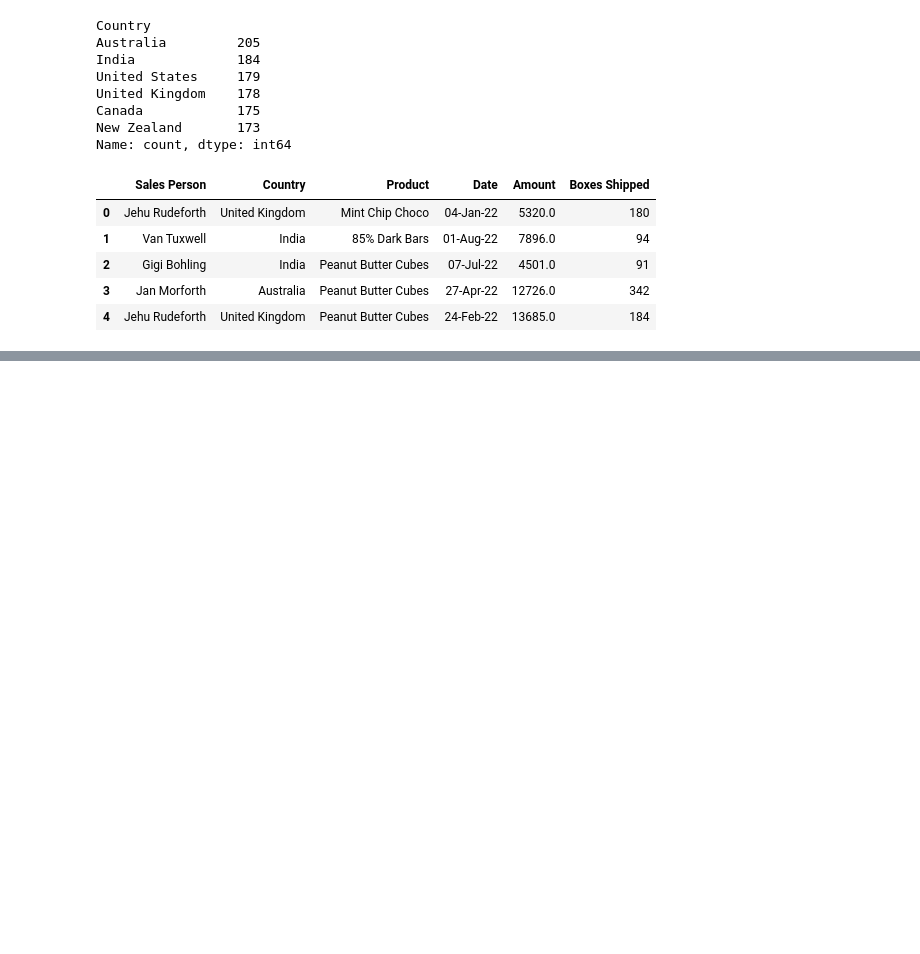
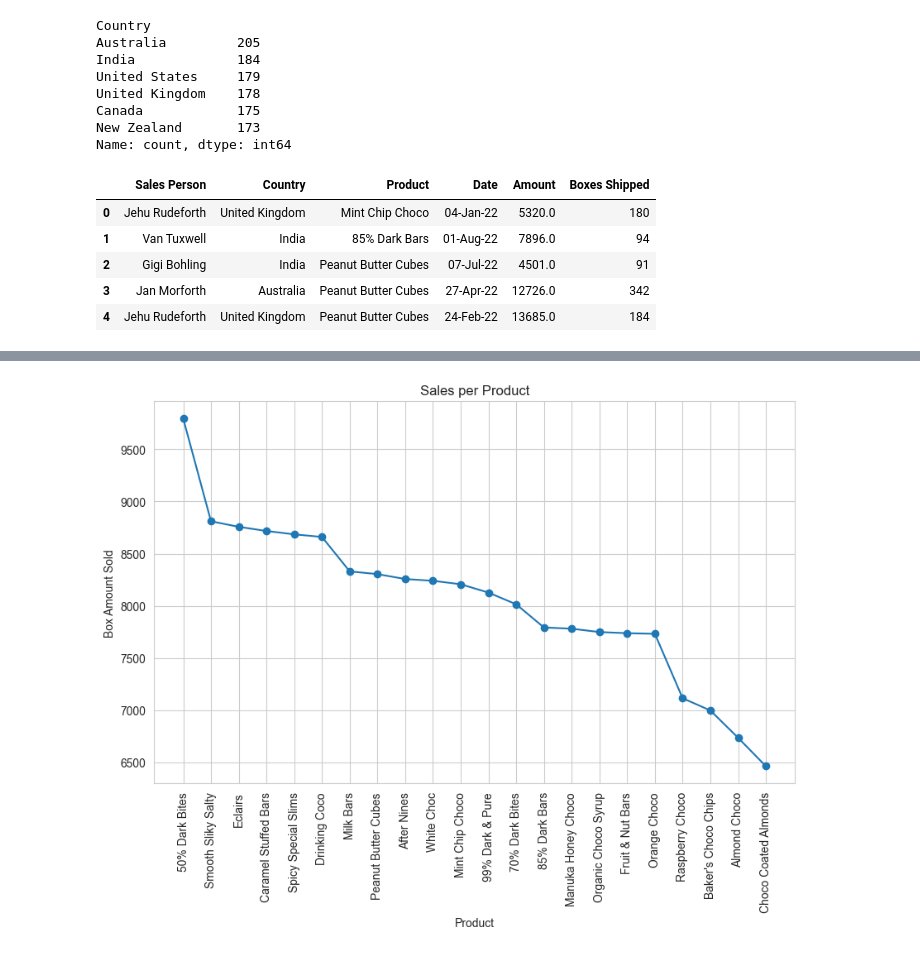
Before and after one commit to FiLuc97/special-goggles, a Jupyter notebook: notebooks/chocolate_sales.ipynb, the cells around one changed output, grey strips where cells are left out. Cells and saved outputs as stored; diff of their text form; code cells hidden in the pictures; blank space fills up the shorter version.

```diff
--- a/notebooks/chocolate_sales.ipynb
+++ b/notebooks/chocolate_sales.ipynb
@@ -106,4 +182,6 @@ df = pd.read_csv('../notebooks/cleaned_chocolate_sales.csv')
 # %%
 sales_per_person = df.groupby('Sales Person')['Amount'].sum().sort_values(ascending=False)
-
-print(sales_per_person)
+box_sales_person = df.groupby('Sales Person')['Boxes Shipped'].sum().sort_values(ascending=False)
+products_sold = df.groupby('Product')['Amount'].sum().sort_values(ascending=False)
+box_product_sold = df.groupby('Product')['Boxes Shipped'].sum().sort_values(ascending=False)
+grouped_sales = df.groupby(['Country', 'Product'])['Amount'].sum().reset_index()
@@ -127,0 +319,10 @@ Name: Amount, dtype: float64
+# %%
+plt.figure(figsize=(10, 6))
+plt.plot(box_product_sold.index, box_product_sold.values, marker='o')
+plt.title('Sales per Product')
+plt.xlabel('Product')
+plt.ylabel('Box Amount Sold')
+plt.xticks(rotation=90)
+plt.show()
+# %% [output]
+[figure, added]
```
Also changed, not shown: parts of 20 cells of this notebook, 1 other file.
